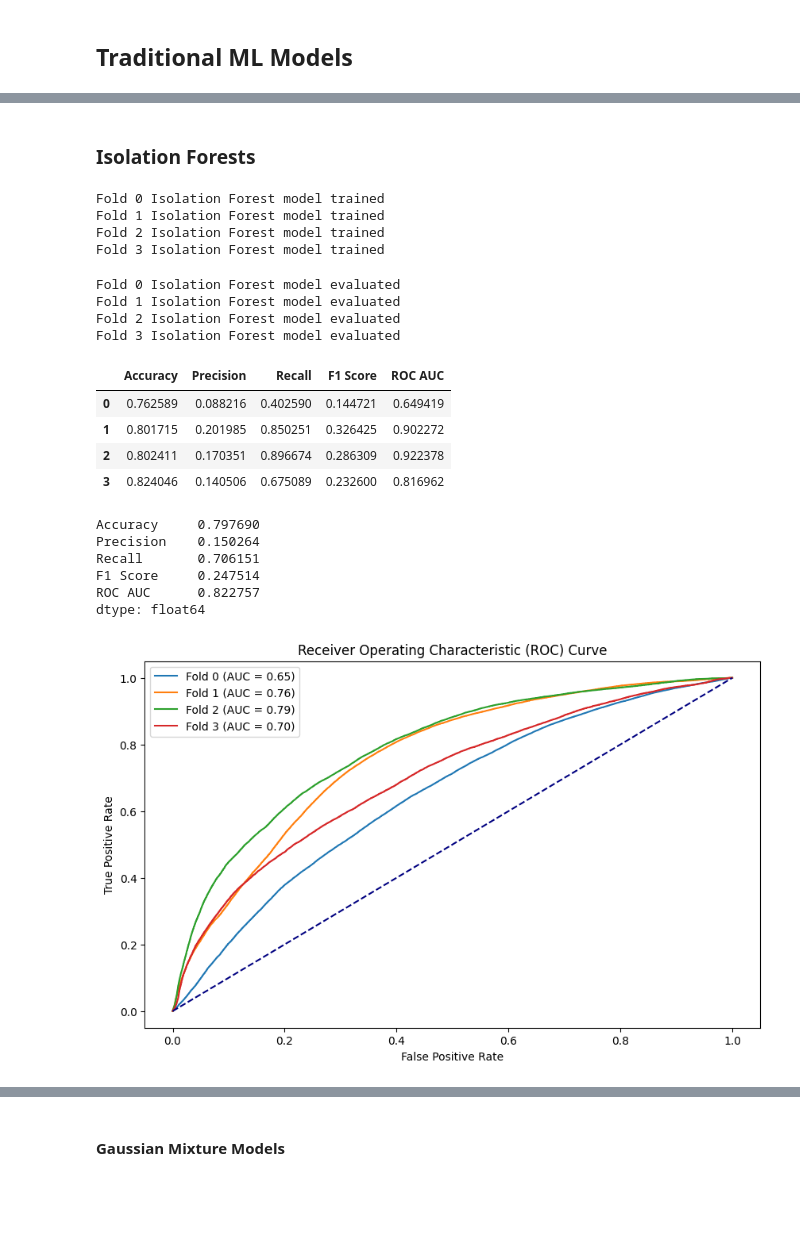
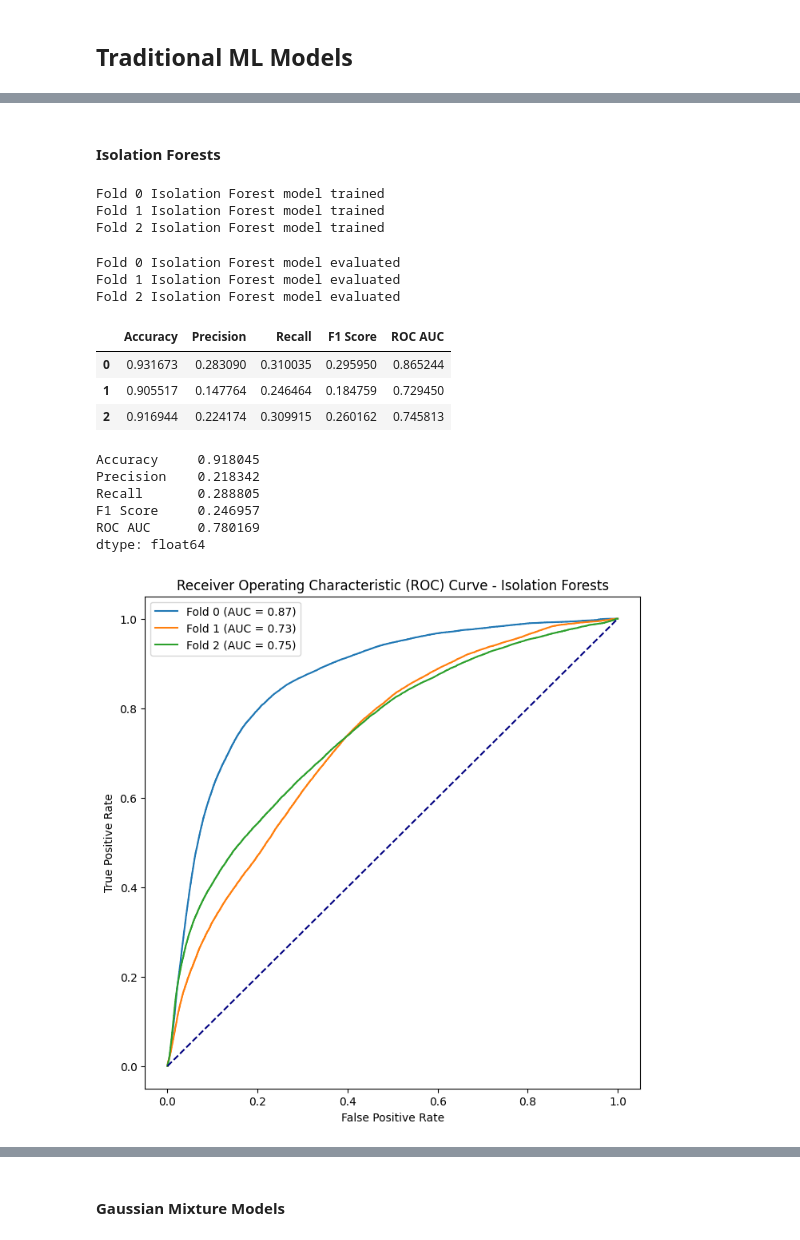
Before and after one commit to keshavganesh1/Anomaly-Detection-Time-Series-Dataset, a Jupyter notebook: notebook.ipynb, the cells around one changed output, grey strips where cells are left out. Drawn from its saved outputs; the diff is of its cells as text; code cells hidden in the pictures; blank space fills up the shorter version.

Commit message:
all models written, lstm autoencoder remaining

```diff
--- a/notebook.ipynb
+++ b/notebook.ipynb
@@ -40,7 +47,7 @@ path = ""
 # %% [markdown]
 ## Dataset
 # %%
-df = pd.read_csv('data.csv')
+df = pd.read_csv(f'{path}data.csv')
 # %%
 print(df.shape)
 df.head()
@@ -262,7 +269,7 @@ Data preprocessing steps:
 - Data augmentation on training sets
 # %%
 # Define the number of splits
-n_splits = 4
+n_splits = 3
 
 # Initialize TimeSeriesSplit
 tscv = TimeSeriesSplit(n_splits=n_splits)
@@ -447,5 +452,5 @@ We have now finished preparing our datasets for training.
 # %% [markdown]
-### Isolation Forests
+#### Isolation Forests
 # %%
 from sklearn.ensemble import IsolationForest
 
@@ -481,7 +486,6 @@ for fold in range(n_splits):
 Fold 0 Isolation Forest model trained
 Fold 1 Isolation Forest model trained
 Fold 2 Isolation Forest model trained
-Fold 3 Isolation Forest model trained
 # %%
 from sklearn.metrics import accuracy_score, precision_score, recall_score, f1_score, roc_auc_score
 
@@ -500,14 +504,14 @@ def evaluate_isolation_forest(model, X_test, y_test):
     y_pred = model.predict(X_test)
     y_pred[y_pred == 1] = 0
     y_pred[y_pred == -1] = 1
-    y_prob = model.decision_function(X_test)
-    inverted_y_prob = 1 - y_prob
+    anomaly_score = model.decision_function(X_test)
+    inverted_score = -anomaly_score
 
     accuracy = accuracy_score(y_test, y_pred)
     precision = precision_score(y_test, y_pred)
     recall = recall_score(y_test, y_pred)
     f1 = f1_score(y_test, y_pred)
-    roc_auc = roc_auc_score(y_test, inverted_y_prob)
+    roc_auc = roc_auc_score(y_test, inverted_score)
 
     metrics = {
         'Accuracy': accuracy,
@@ -530,7 +534,6 @@ for fold in range(n_splits):
 Fold 0 Isolation Forest model evaluated
 Fold 1 Isolation Forest model evaluated
 Fold 2 Isolation Forest model evaluated
-Fold 3 Isolation Forest model evaluated
 # %%
 # Display the evaluation metrics for each fold
 
@@ -539,10 +542,9 @@ isolation_forest_metrics_df = pd.DataFrame(isolation_forest_metrics).T
 isolation_forest_metrics_df
 # %% [output]
 |  | Accuracy | Precision | Recall | F1 Score | ROC AUC |
-| 0 | 0.762589 | 0.088216 | 0.402590 | 0.144721 | 0.649419 |
-| 1 | 0.801715 | 0.201985 | 0.850251 | 0.326425 | 0.902272 |
-| 2 | 0.802411 | 0.170351 | 0.896674 | 0.286309 | 0.922378 |
-| 3 | 0.824046 | 0.140506 | 0.675089 | 0.232600 | 0.816962 |
+| 0 | 0.931673 | 0.283090 | 0.310035 | 0.295950 | 0.865244 |
+| 1 | 0.905517 | 0.147764 | 0.246464 | 0.184759 | 0.729450 |
+| 2 | 0.916944 | 0.224174 | 0.309915 | 0.260162 | 0.745813 |
 # %%
 # take average of evaluation metrics
 
@@ -550,33 +552,33 @@ isolation_forest_metrics_avg = isolation_forest_metrics_df.mean()
 
 isolation_forest_metrics_avg
 # %% [output]
-Accuracy     0.797690
-Precision    0.150264
-Recall       0.706151
-F1 Score     0.247514
-ROC AUC      0.822757
+Accuracy     0.918045
+Precision    0.218342
+Recall       0.288805
+F1 Score     0.246957
+ROC AUC      0.780169
 dtype: float64
 # %%
 from sklearn.metrics import roc_curve
 
-plt.figure(figsize=(10, 6))
+plt.figure(figsize=(8, 8))
 
 for fold in range(n_splits):
-    y_prob = isolation_forest_models[fold].decision_function(X_test[fold])
-    fpr, tpr, _ = roc_curve(y_test[fold], 1 - y_prob)
+    anomaly_score = isolation_forest_models[fold].decision_function(X_test[fold])
+    fpr, tpr, _ = roc_curve(y_test[fold], -anomaly_score)
     roc_auc = auc(fpr, tpr)
 
     plt.plot(fpr, tpr, label=f"Fold {fold} (AUC = {roc_auc:.2f})")
 
 plt.plot([0, 1], [0, 1], color='navy', linestyle='--')
 
 plt.xlabel('False Positive Rate')
 plt.ylabel('True Positive Rate')
-plt.title('Receiver Operating Characteristic (ROC) Curve')
+plt.title('Receiver Operating Characteristic (ROC) Curve - Isolation Forests')
 plt.legend()
 plt.show()
 # %% [output]
-[figure, old version]
+[figure, new version]
 # %%
 # plot confusion matrix
 
```
Also changed, not shown: parts of 59 cells of this notebook.
